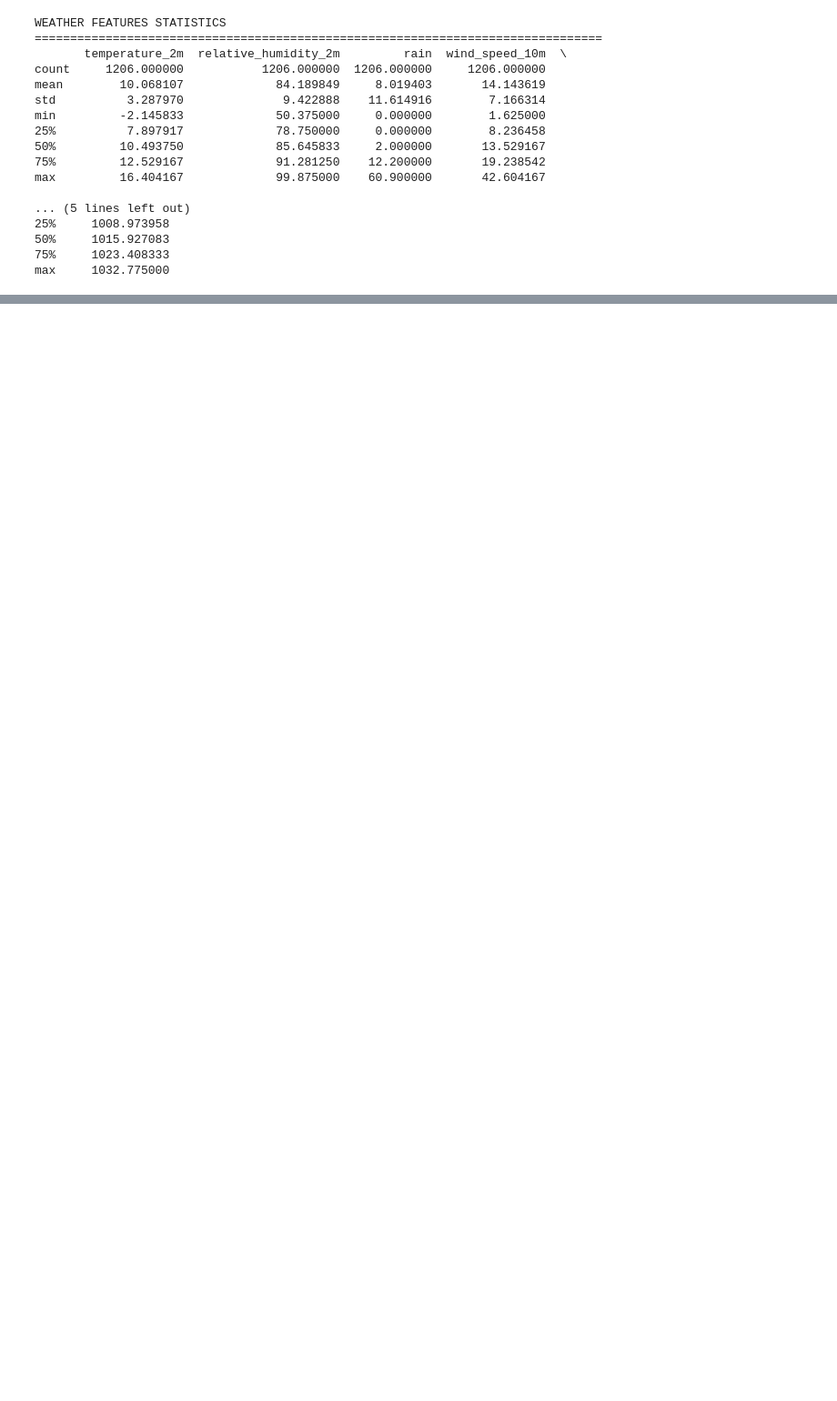
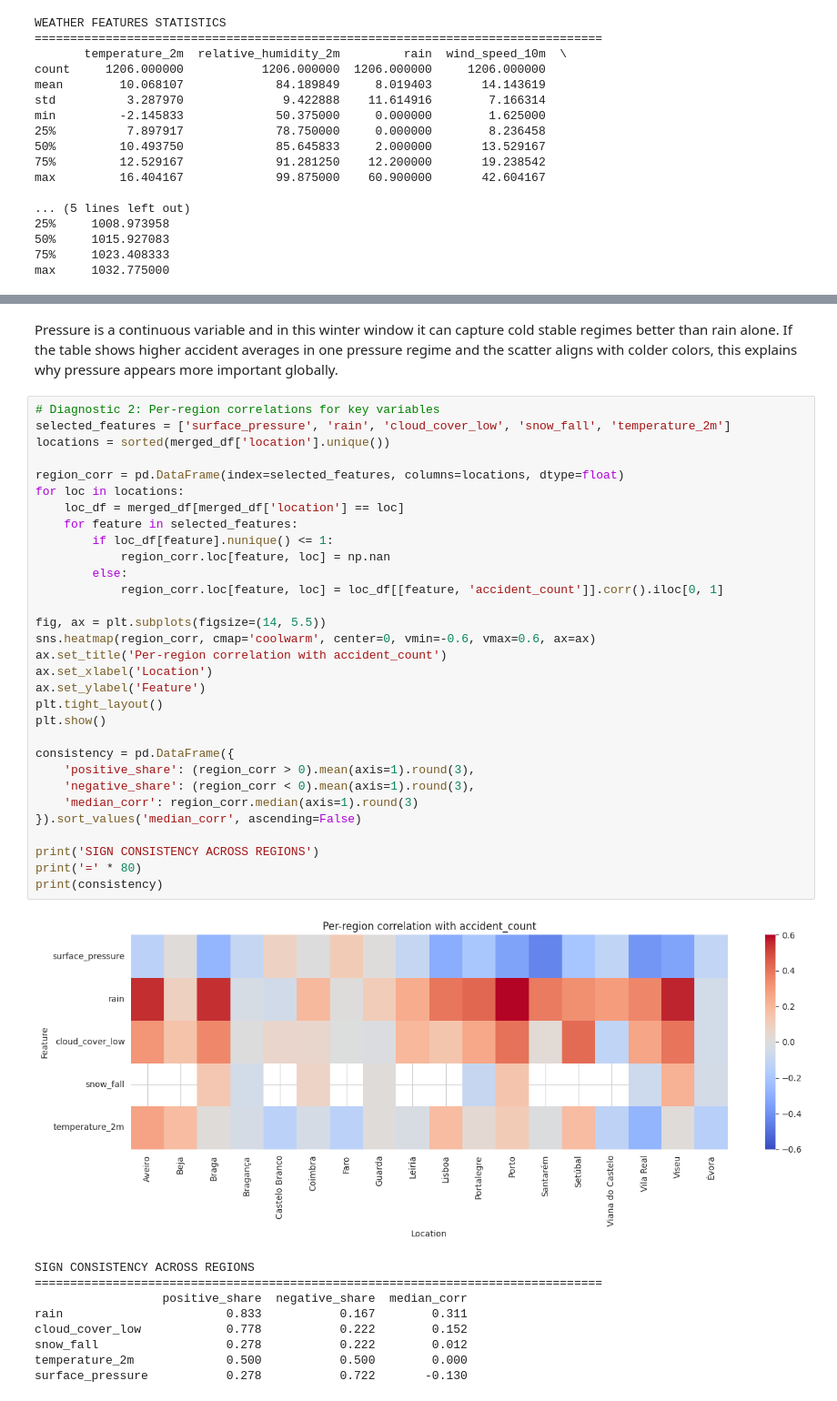
Before and after one commit to GrecoLucas/Weather-Prediction, a Jupyter notebook: Level_4/level_4_accidents.ipynb, the cells around one changed output, grey strips where cells are left out. Shown at 91% size. Saved outputs shown, nothing was run; the diff lists cells and outputs as text; blank space fills up the shorter version.

```diff
--- a/Level_4/level_4_accidents.ipynb
+++ b/Level_4/level_4_accidents.ipynb
@@ -563,0 +621,43 @@ Stronger correlations (|r| > 0.3) are candidates for feature engineering
+# %% [markdown]
+Pressure is a continuous variable and in this winter window it can capture cold stable regimes better than rain alone. If the table shows higher accident averages in one pressure regime and the scatter aligns with colder colors, this explains why pressure appears more important globally.
+# %%
+# Diagnostic 2: Per-region correlations for key variables
+selected_features = ['surface_pressure', 'rain', 'cloud_cover_low', 'snow_fall', 'temperature_2m']
+locations = sorted(merged_df['location'].unique())
+
+region_corr = pd.DataFrame(index=selected_features, columns=locations, dtype=float)
+for loc in locations:
+    loc_df = merged_df[merged_df['location'] == loc]
+    for feature in selected_features:
+        if loc_df[feature].nunique() <= 1:
+            region_corr.loc[feature, loc] = np.nan
+        else:
+            region_corr.loc[feature, loc] = loc_df[[feature, 'accident_count']].corr().iloc[0, 1]
+
+fig, ax = plt.subplots(figsize=(14, 5.5))
+sns.heatmap(region_corr, cmap='coolwarm', center=0, vmin=-0.6, vmax=0.6, ax=ax)
+ax.set_title('Per-region correlation with accident_count')
+ax.set_xlabel('Location')
+ax.set_ylabel('Feature')
+plt.tight_layout()
+plt.show()
+
+consistency = pd.DataFrame({
+    'positive_share': (region_corr > 0).mean(axis=1).round(3),
+    'negative_share': (region_corr < 0).mean(axis=1).round(3),
+    'median_corr': region_corr.median(axis=1).round(3)
+}).sort_values('median_corr', ascending=False)
+
+print('SIGN CONSISTENCY ACROSS REGIONS')
+print('=' * 80)
+print(consistency)
+# %% [output]
+[figure, added]
+SIGN CONSISTENCY ACROSS REGIONS
+================================================================================
+                  positive_share  negative_share  median_corr
+rain                       0.833           0.167        0.311
+cloud_cover_low            0.778           0.222        0.152
+snow_fall                  0.278           0.222        0.012
+temperature_2m             0.500           0.500        0.000
+surface_pressure           0.278           0.722       -0.130
```
Also changed, not shown: parts of 18 cells of this notebook.
